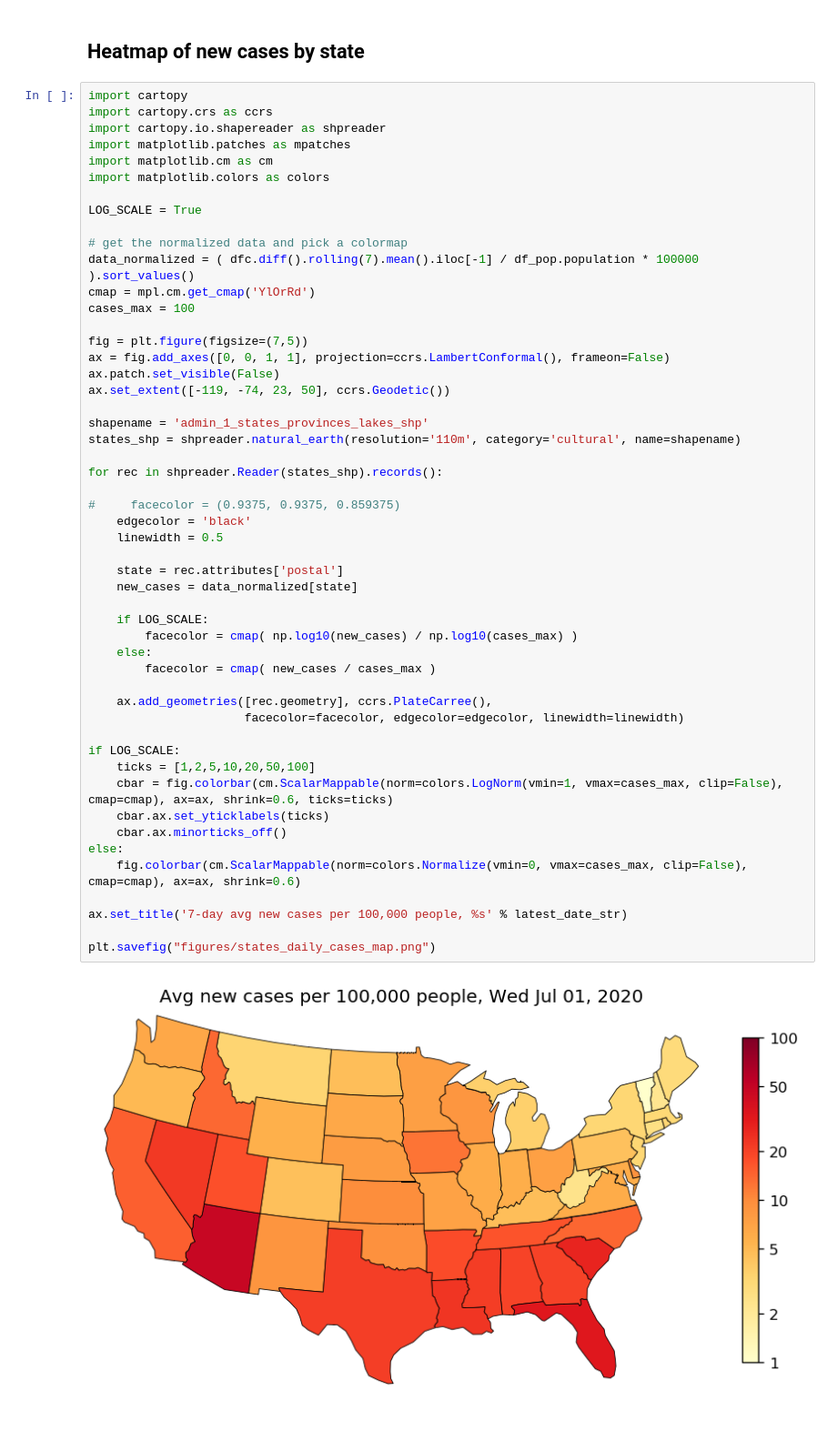
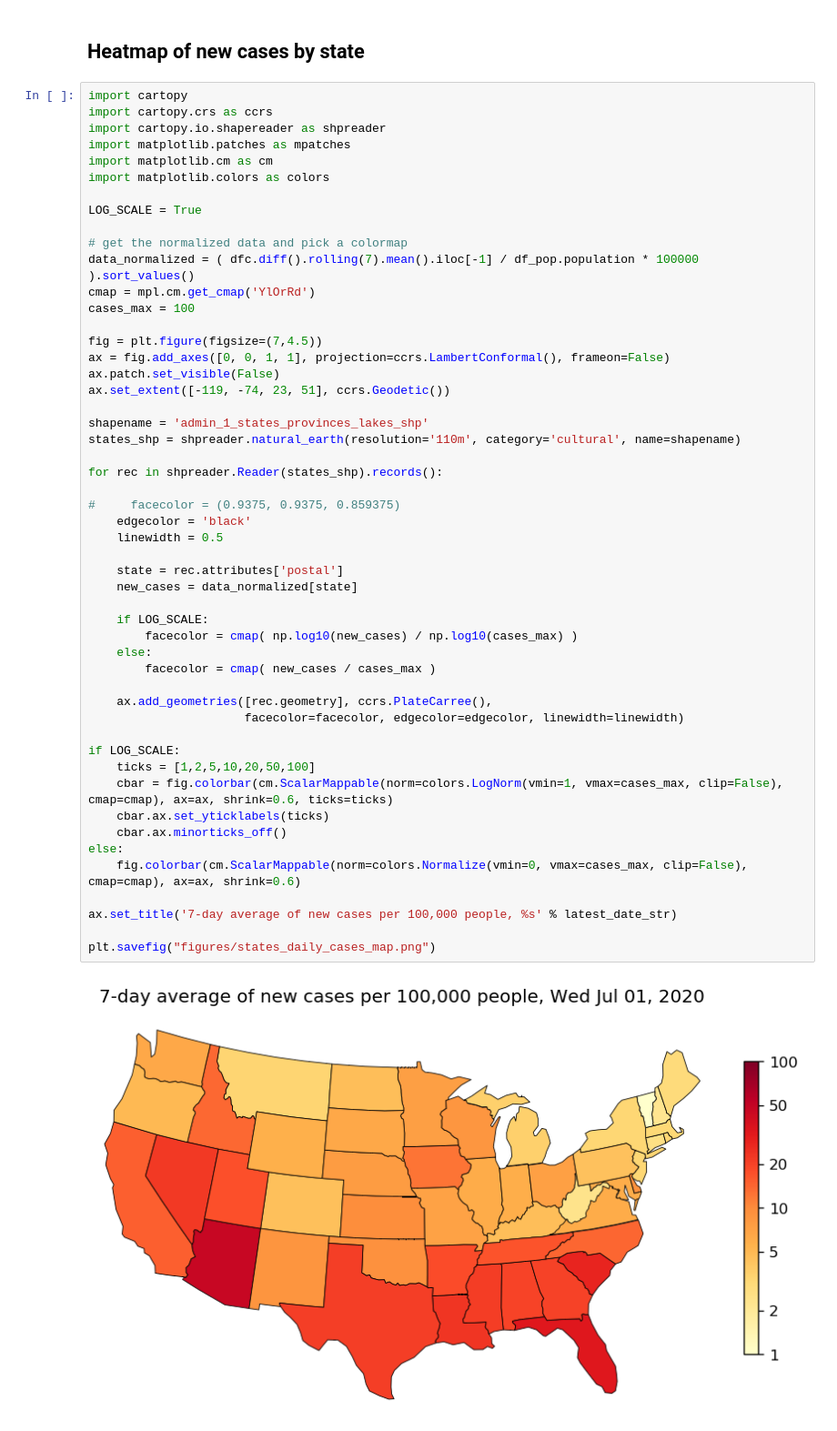
Before and after one commit to LaurentLessard/covid19, a Jupyter notebook: covid_us.ipynb, the cells around one changed output. Shown at 91% size. Saved outputs shown, nothing was run; the diff lists cells and outputs as text.

```diff
--- a/covid_us.ipynb
+++ b/covid_us.ipynb
@@ -272,41 +272,41 @@ data_normalized = ( dfc.diff().rolling(7).mean().iloc[-1] / df_pop.population *
 cmap = mpl.cm.get_cmap('YlOrRd')
 cases_max = 100
 
-fig = plt.figure(figsize=(7,5))
+fig = plt.figure(figsize=(7,4.5))
 ax = fig.add_axes([0, 0, 1, 1], projection=ccrs.LambertConformal(), frameon=False)
 ax.patch.set_visible(False)
-ax.set_extent([-119, -74, 23, 50], ccrs.Geodetic())
+ax.set_extent([-119, -74, 23, 51], ccrs.Geodetic())
 
 shapename = 'admin_1_states_provinces_lakes_shp'
 states_shp = shpreader.natural_earth(resolution='110m', category='cultural', name=shapename)
 
 for rec in shpreader.Reader(states_shp).records():
 
 #     facecolor = (0.9375, 0.9375, 0.859375)
     edgecolor = 'black'
     linewidth = 0.5
 
     state = rec.attributes['postal']
     new_cases = data_normalized[state]
 
     if LOG_SCALE:
         facecolor = cmap( np.log10(new_cases) / np.log10(cases_max) )
     else:
         facecolor = cmap( new_cases / cases_max )
 
     ax.add_geometries([rec.geometry], ccrs.PlateCarree(),
                       facecolor=facecolor, edgecolor=edgecolor, linewidth=linewidth)
 
 if LOG_SCALE:
     ticks = [1,2,5,10,20,50,100]
     cbar = fig.colorbar(cm.ScalarMappable(norm=colors.LogNorm(vmin=1, vmax=cases_max, clip=False), cmap=cmap), ax=ax, shrink=0.6, ticks=ticks)
     cbar.ax.set_yticklabels(ticks)
     cbar.ax.minorticks_off()
 else:
     fig.colorbar(cm.ScalarMappable(norm=colors.Normalize(vmin=0, vmax=cases_max, clip=False), cmap=cmap), ax=ax, shrink=0.6)
 
-ax.set_title('7-day avg new cases per 100,000 people, %s' % latest_date_str)
+ax.set_title('7-day average of new cases per 100,000 people, %s' % latest_date_str)
 
 plt.savefig("figures/states_daily_cases_map.png")
 # %% [output]
-[figure, old version]
+[figure, new version]
```
Also changed, not shown: 1 other file.
